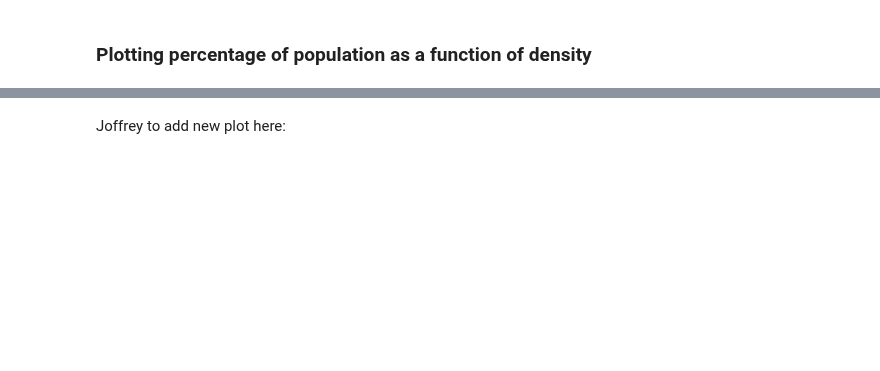
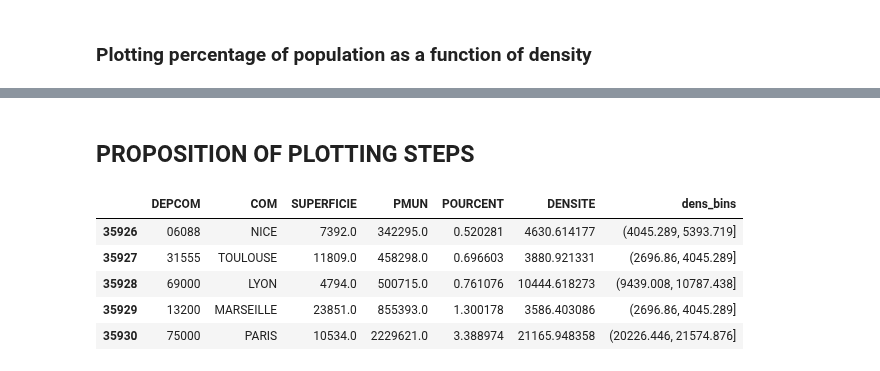
Before and after one commit to Toff-CxDaurade/French-Population, a Jupyter notebook: data_population-density.ipynb, the cells around one changed output, grey strips where cells are left out. Saved outputs shown, nothing was run; the diff lists cells and outputs as text; code cells hidden in the pictures; blank space fills up the shorter version.

```diff
--- a/data_population-density.ipynb
+++ b/data_population-density.ipynb
@@ -244,2 +244,14 @@ Text(0, 0.5, 'Percentage of population')
-# %% [markdown]
-Joffrey to add new plot here:
+# %% [markdown]
+## PROPOSITION OF PLOTTING STEPS
+# %%
+# Create bins of population density, groupby those bins, and sum to get the
+# population per bin of density
+df_densite['dens_bins'] = pd.cut(df_densite['DENSITE'], 20)
+df_densite.tail()
+# %% [output]
+|  | DEPCOM | COM | SUPERFICIE | PMUN | POURCENT | DENSITE | dens_bins |
+| 35926 | 06088 | NICE | 7392.0 | 342295.0 | 0.520281 | 4630.614177 | (4045.289, 5393.719] |
+| 35927 | 31555 | TOULOUSE | 11809.0 | 458298.0 | 0.696603 | 3880.921331 | (2696.86, 4045.289] |
+| 35928 | 69000 | LYON | 4794.0 | 500715.0 | 0.761076 | 10444.618273 | (9439.008, 10787.438] |
+| 35929 | 13200 | MARSEILLE | 23851.0 | 855393.0 | 1.300178 | 3586.403086 | (2696.86, 4045.289] |
+| 35930 | 75000 | PARIS | 10534.0 | 2229621.0 | 3.388974 | 21165.948358 | (20226.446, 21574.876] |
```
Also changed, not shown: parts of 12 cells of this notebook.
